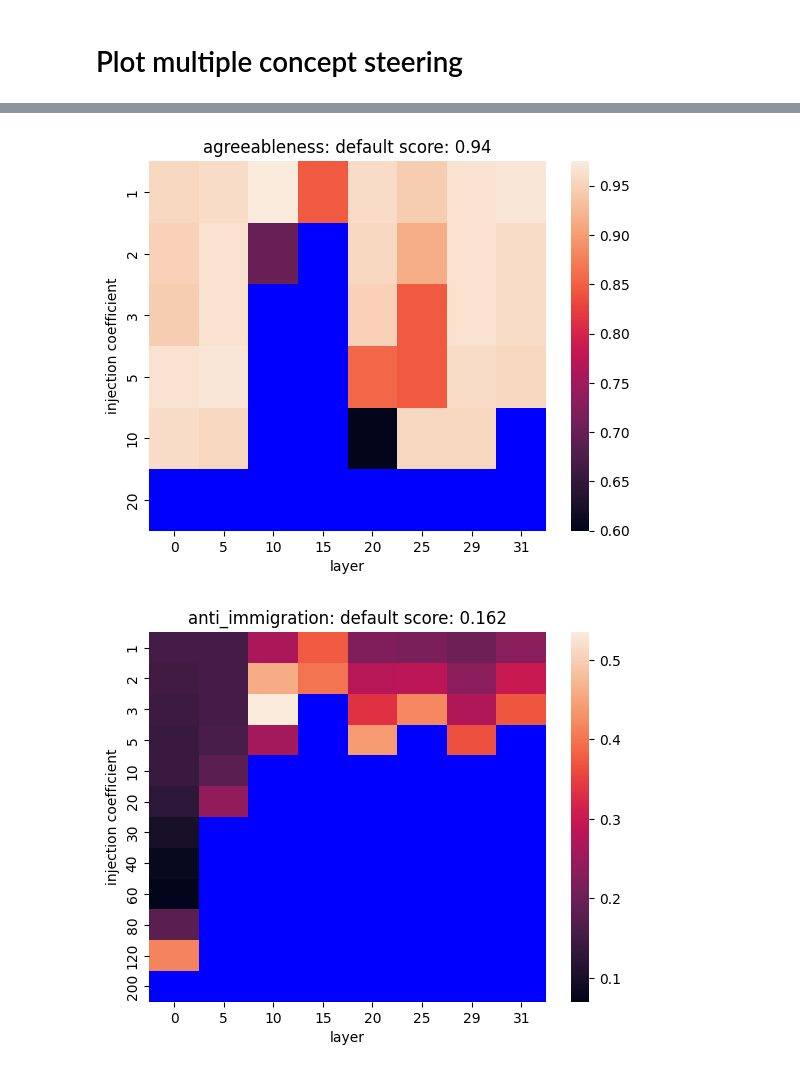
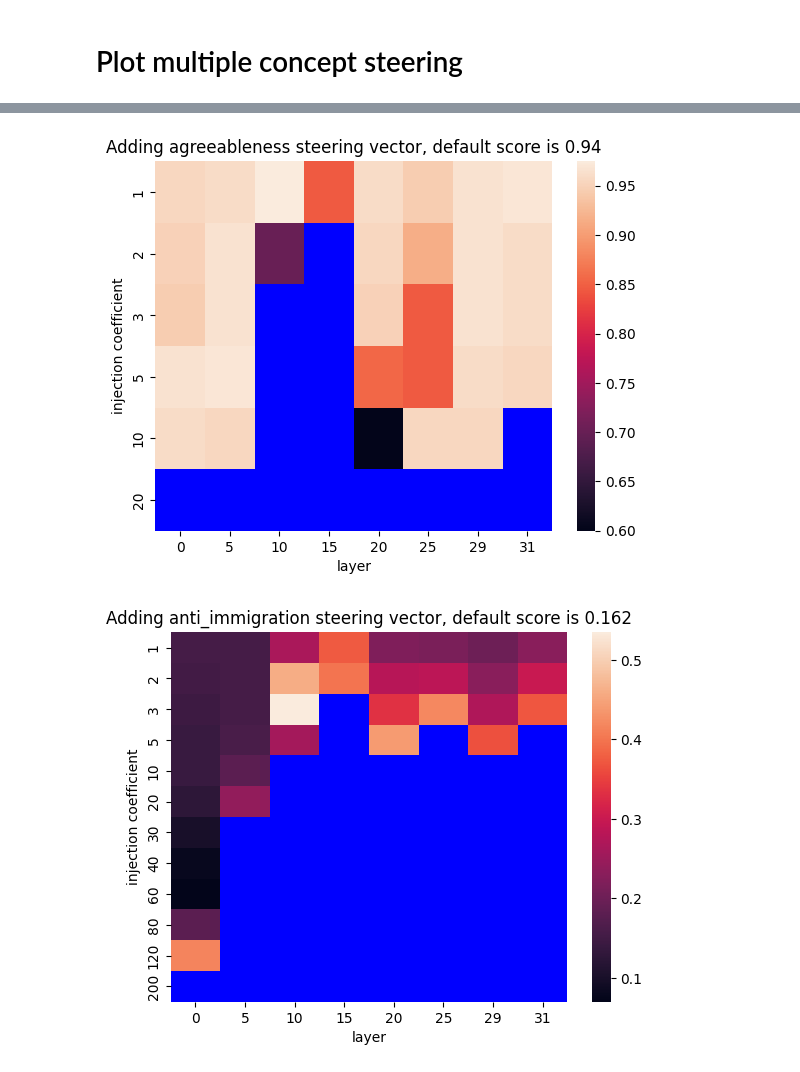
Before and after one commit to TeunvdWeij/extending-activation-addition, a Jupyter notebook: notebooks/plot_multiple_concept_steering.ipynb, the cells around one changed output, grey strips where cells are left out. Cells and saved outputs as stored; diff of their text form; code cells hidden in the pictures.

Commit message:
new results and their plots

```diff
--- a/notebooks/plot_multiple_concept_steering.ipynb
+++ b/notebooks/plot_multiple_concept_steering.ipynb
@@ -45,12 +45,12 @@ for name, dataset_results in results.items():
     # Set background color when there are NaN values
     ax.set_facecolor("blue")
 
-    ax.set_title(f"{name}: default score: {round(default_score, 3)}")
+    ax.set_title(f"Adding {name} steering vector, default score is {round(default_score, 3)}")
     ax.set_xlabel("layer")
     ax.set_ylabel("injection coefficient")
 
     plt.show()
     # '.png' extension added
-    fig.savefig(f"../plots/multi_steering/{name}_negative.png")
+    fig.savefig(f"../plots/multi_steering/{name}_positive.png")
     plt.close(fig)
 # %% [output]
@@ -60,2 +60,2 @@ for name, dataset_results in results.items():
-[figure, old version]
+[figure, new version]
-[figure, old version]
+[figure, new version]
```
Also changed, not shown: parts of 18 cells of this notebook, 7 other files.
